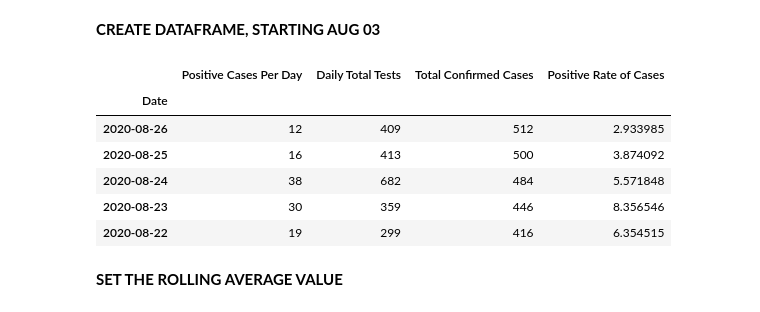
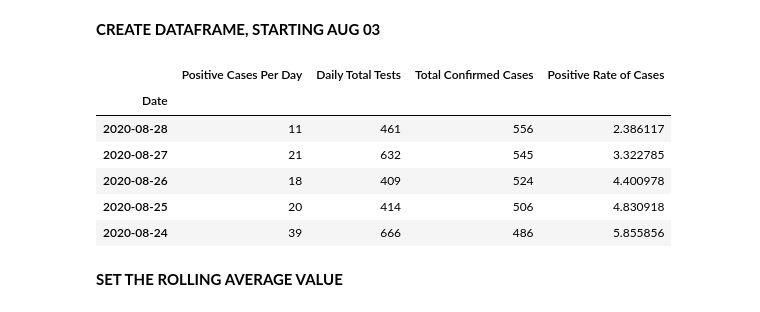
Before and after one commit to fjhuizar/ND_Dashboard, a Jupyter notebook: RollingAverages/Quick_Rolling_Average_Cases.ipynb, the cells around one changed output. Saved outputs shown, nothing was run; the diff lists cells and outputs as text; code cells hidden in the pictures.

```diff
--- a/RollingAverages/Quick_Rolling_Average_Cases.ipynb
+++ b/RollingAverages/Quick_Rolling_Average_Cases.ipynb
@@ -13,27 +13,27 @@ from matplotlib import lines
 # %%
 # Create the dataframe of cases and dates
 todaysDate = datetime.date.today()
-date_list = [todaysDate - datetime.timedelta(days=x+1) for x in range(24)]
-daily_total_tests = [409,413,682,359,299,422,260,608,354,420,29,11,124,42,41,18,200,7,11,3,6,7,10,3]
-total_confirmed_cases = [512,500,484,446,416,397,369,343,260,174,72,56,52,37,24,15,9,3,1,0,0,0,0,0]
-positive_cases_count = [12,16,38,30,19,28,26,83,86,102,16,4,15,13,9,6,6,2,1,0,0,0,0,0]
+date_list = [todaysDate - datetime.timedelta(days=x+1) for x in range(26)]
+daily_total_tests = [461,632,409,414,666,359,297,421,262,607,354,415,29,11,119,42,41,18,200,7,19,3,6,7,10,3]
+total_confirmed_cases = [556,545,524,506,486,447,416,397,369,343,260,174,72,56,52,37,24,15,9,3,1,0,0,0,0,0]
+positive_cases_count = [11,21,18,20,39,31,19,28,26,83,86,102,16,4,15,13,9,6,6,2,1,0,0,0,0,0]
 d = {'Date': date_list,
      'Positive Cases Per Day': positive_cases_count,
      'Daily Total Tests': daily_total_tests,
      'Total Confirmed Cases': total_confirmed_cases}
 df = pd.DataFrame(d)
 df['Date'] = pd.to_datetime(df.Date)
 df.set_index('Date', inplace=True)
 df['Positive Rate of Cases'] = 100 * df['Positive Cases Per Day'] / df['Daily Total Tests']
 df.head()
 # %% [output]
 |  | Positive Cases Per Day | Daily Total Tests | Total Confirmed Cases | Positive Rate of Cases |
 | Date |  |  |  |  |
-| 2020-08-26 | 12 | 409 | 512 | 2.933985 |
-| 2020-08-25 | 16 | 413 | 500 | 3.874092 |
-| 2020-08-24 | 38 | 682 | 484 | 5.571848 |
-| 2020-08-23 | 30 | 359 | 446 | 8.356546 |
-| 2020-08-22 | 19 | 299 | 416 | 6.354515 |
+| 2020-08-28 | 11 | 461 | 556 | 2.386117 |
+| 2020-08-27 | 21 | 632 | 545 | 3.322785 |
+| 2020-08-26 | 18 | 409 | 524 | 4.400978 |
+| 2020-08-25 | 20 | 414 | 506 | 4.830918 |
+| 2020-08-24 | 39 | 666 | 486 | 5.855856 |
 # %% [markdown]
 **SET THE ROLLING AVERAGE VALUE**
 # %%
```
Also changed, not shown: parts of 5 cells of this notebook, 3 other files.
